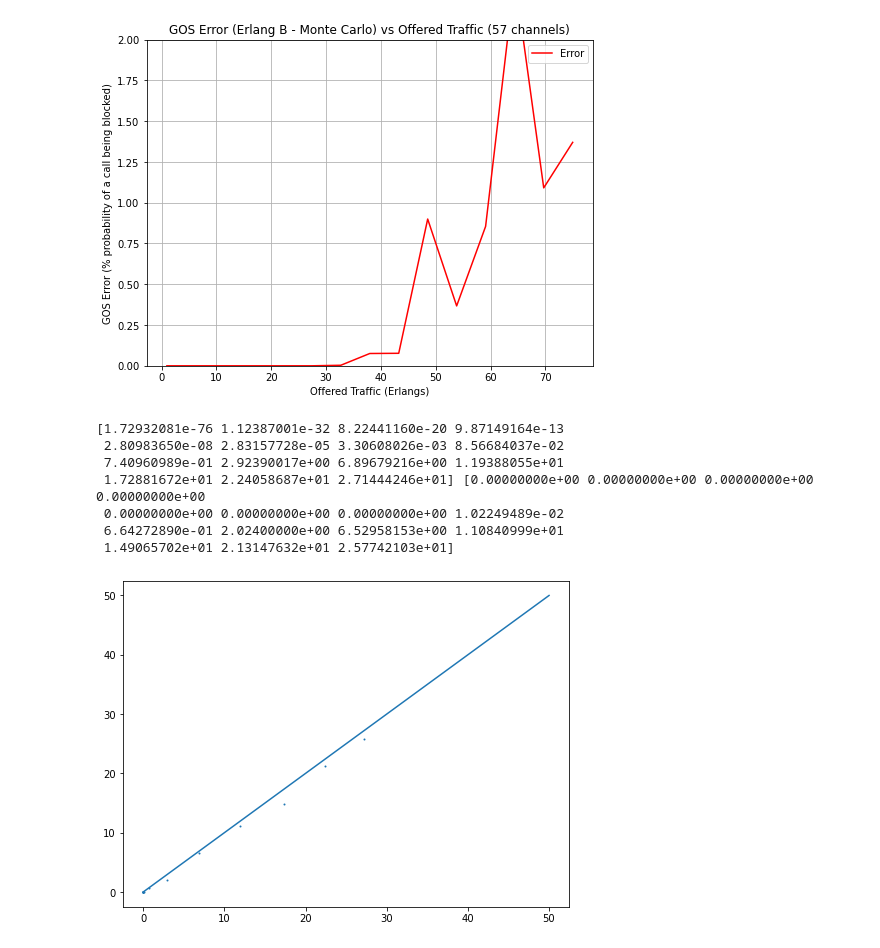
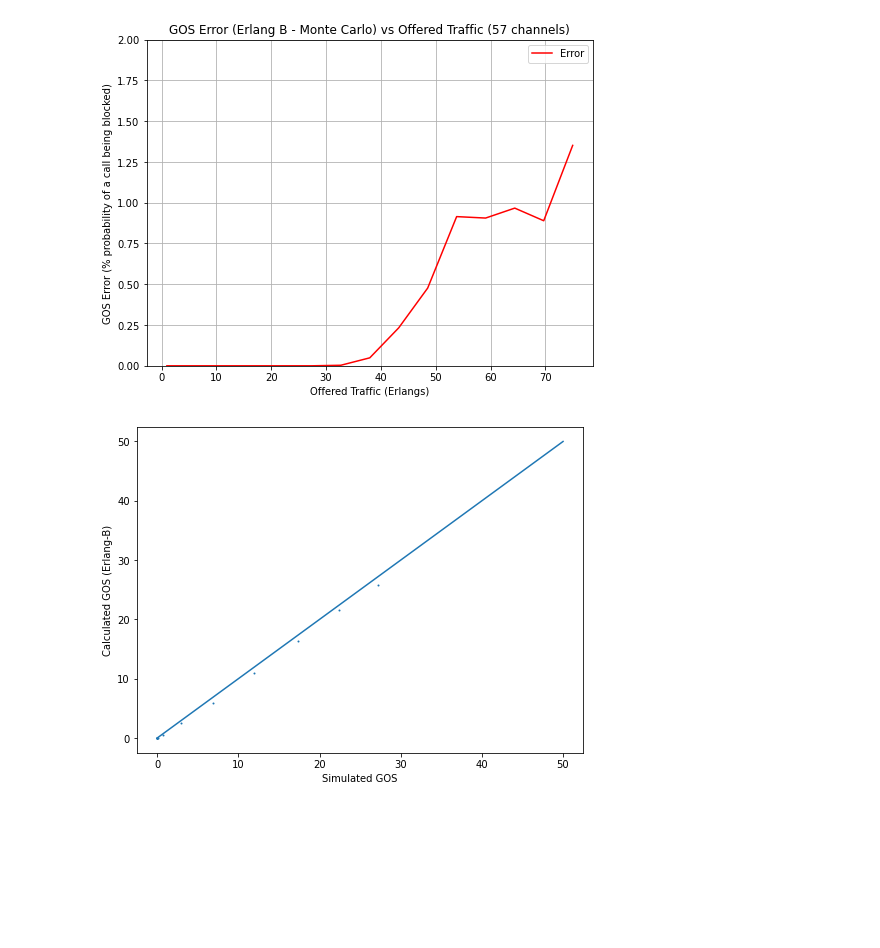
Before and after one commit to Paul-Kielty/Erlang_accuracy_MonteCarlo_simulations, a Jupyter notebook: erlang_b.ipynb, the cells around one changed output. Cells and saved outputs as stored; diff of their text form; code cells hidden in the pictures; blank space fills up the shorter version.

```diff
--- a/erlang_b.ipynb
+++ b/erlang_b.ipynb
@@ -231,11 +162,11 @@ meanCallDuration = 2.33/60 # 2.33 mins in hrs
 n = 57 # number of channels
 # %%
 # CALLS BLOCKED - NO REQUEUING
-startTime= time.time()
+startTime = time.time()
 
 simulationCallAmounts = (np.linspace(1, 75, 15)/meanCallDuration).astype(np.int)
 A0s = offeredTraffic(simulationCallAmounts, meanCallDuration)
-repetitionsPerSimulation = 10
+repetitionsPerSimulation = 100
 
 # Initialise arrays for results
 erlangBs = np.zeros(simulationCallAmounts.shape)
@@ -301,32 +232,26 @@ print(timeTaken)
 # %%
 # ERROR
 error = erlangBs-GOS_exp
 
 plt.figure(figsize=(8,6))
 plt.plot(A0s, error, label="Error", color='red')
 # plt.vlines(x = A0s[n//2], ymin = 0, ymax = error[n//2], color = 'blue', label = 'Offered Traffic = 57 = # channels', linewidth=1)
 
 plt.xlabel('Offered Traffic (Erlangs)')
 plt.ylabel('GOS Error (% probability of a call being blocked)')
 plt.title("GOS Error (Erlang B - Monte Carlo) vs Offered Traffic ({} channels)".format(n))
 plt.ylim([0,2])
 plt.legend()
 plt.grid()
 plt.savefig('sim1_2.png')
 plt.show()
 
 plt.figure(figsize=(8,6))
 plt.scatter(erlangBs, GOS_exp, 1, vmin=0, vmax=1)
-print(erlangBs, GOS_exp)
+plt.xlabel('Simulated GOS')
+plt.ylabel('Calculated GOS (Erlang-B)')
 plt.plot([0,50],[0,50])
 plt.show()
 # %% [output]
-[figure, old version]
+[figure, new version]
-[1.72932081e-76 1.12387001e-32 8.22441160e-20 9.87149164e-13
- 2.80983650e-08 2.83157728e-05 3.30608026e-03 8.56684037e-02
- 7.40960989e-01 2.92390017e+00 6.89679216e+00 1.19388055e+01
- 1.72881672e+01 2.24058687e+01 2.71444246e+01] [0.00000000e+00 0.00000000e+00 0.00000000e+00 0.00000000e+00
- 0.00000000e+00 0.00000000e+00 0.00000000e+00 1.02249489e-02
- 6.64272890e-01 2.02400000e+00 6.52958153e+00 1.10840999e+01
- 1.49065702e+01 2.13147632e+01 2.57742103e+01]
-[figure, old version]
+[figure, new version]
```
Also changed, not shown: parts of 11 cells of this notebook.
